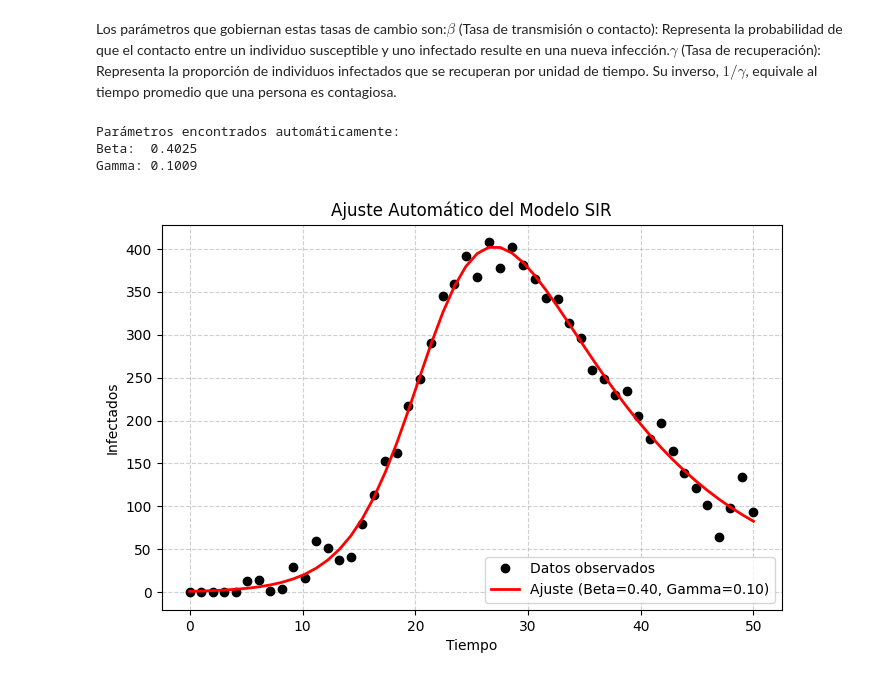
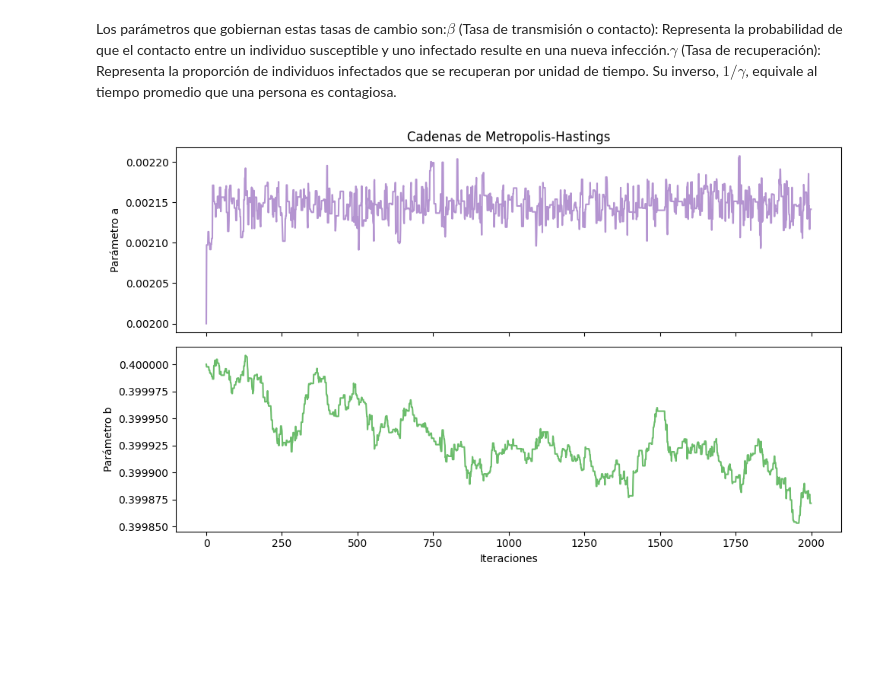
Before and after one commit to EberHernandezBenitez/Simulacion-II, a Jupyter notebook: SIR_con_Metropolis.ipynb, the cells around one changed output. Cells and saved outputs as stored; diff of their text form; code cells hidden in the pictures; blank space fills up the shorter version.

```diff
--- a/SIR_con_Metropolis.ipynb
+++ b/SIR_con_Metropolis.ipynb
@@ -22,7 +23,13 @@ from scipy.optimize import curve_fit
 # %%
-def sir_model(y, t, N, beta, gamma):
+# Definir el sistema de ecuaciones diferenciales del modelo SIR
+
+def modelo_sir(t, y, a, b):
+
     S, I, R = y
-    dSdt = -beta * S * I / N
-    dIdt = beta * S * I / N - gamma * I
-    dRdt = gamma * I
+
+    dSdt = -a * S * I
+    dIdt = a * S * I - b * I
+
+    dRdt = b * I
+
     return [dSdt, dIdt, dRdt]
@@ -42,37 +35,0 @@ def fit_odeint(t, beta, gamma):
-# %%
-#Datos de prueba simulados
-t_data = np.linspace(0, 50, 50)
-# Generamos datos sintéticos con ruido para simular observaciones reales
-I_reales = fit_odeint(t_data, beta=0.4, gamma=0.1)
-y_obs = np.maximum(I_reales + np.random.normal(0, 15, len(t_data)), 0)
-
-#por donde o que valor vamos a iniciar
-estimacion_inicial = [0.5, 0.5]
-
-# curve_fit hace todo el trabajo pesado de optimización automáticamente
-parametros_optimos, matriz_covarianza = curve_fit(fit_odeint, t_data, y_obs, p0=estimacion_inicial)
-beta_opt, gamma_opt = parametros_optimos
-
-print(f"Parámetros encontrados automáticamente:")
-print(f"Beta:  {beta_opt:.4f}")
-print(f"Gamma: {gamma_opt:.4f}")
-
-#Graficar el resultado
-plt.figure(figsize=(8, 5))
-plt.plot(t_data, y_obs, 'ko', label='Datos observados')
-
-# Calculamos la curva final usando los parámetros que encontró el optimizador
-I_ajustado = fit_odeint(t_data, beta_opt, gamma_opt)
-plt.plot(t_data, I_ajustado, 'r-', lw=2, label=f'Ajuste (Beta={beta_opt:.2f}, Gamma={gamma_opt:.2f})')
-
-plt.title('Ajuste Automático del Modelo SIR')
-plt.xlabel('Tiempo')
-plt.ylabel('Infectados')
-plt.legend()
-plt.grid(True, linestyle='--', alpha=0.6)
-plt.show()
-# %% [output]
-Parámetros encontrados automáticamente:
-Beta:  0.4025
-Gamma: 0.1009
-[figure, removed]
@@ -78,0 +103,26 @@ Gamma: 0.1009
+# %%
+# Datos reales de la investigación (Influenza en un internado)
+t_data = np.array([0, 1, 2, 3, 4, 5, 6, 7, 8, 9, 10, 11, 12, 13, 14])
+I_data = np.array([1, 3, 6, 25, 73, 222, 294, 258, 237, 191, 125, 69, 27, 11, 4])
+N = 763  # Población total de estudiantes en el internado
+
+# Parámetros iniciales
+n_iteraciones = 2000
+X_ini = [0.002, 0.4]
+sigma_candidato = 0.00005
+
+# Ejecutar la simulación M-H
+cadenas = metropolis_hastings_sir(n_iteraciones, X_ini, t_data, I_data, N, sigma_prop=sigma_candidato)
+
+# Grafica de la evolución de las cadenas de Markov para 'a' y 'b'
+fig, axes = plt.subplots(2, 1, figsize=(10, 6), sharex=True)
+axes[0].plot(cadenas[:, 0], color='tab:purple', alpha=0.7)
+axes[0].set_ylabel("Parámetro a")
+axes[0].set_title("Cadenas de Metropolis-Hastings")
+axes[1].plot(cadenas[:, 1], color='tab:green', alpha=0.7)
+axes[1].set_ylabel("Parámetro b")
+axes[1].set_xlabel("Iteraciones")
+plt.tight_layout()
+plt.show()
+# %% [output]
+[figure, added]
```
Also changed, not shown: parts of 6 cells of this notebook.
